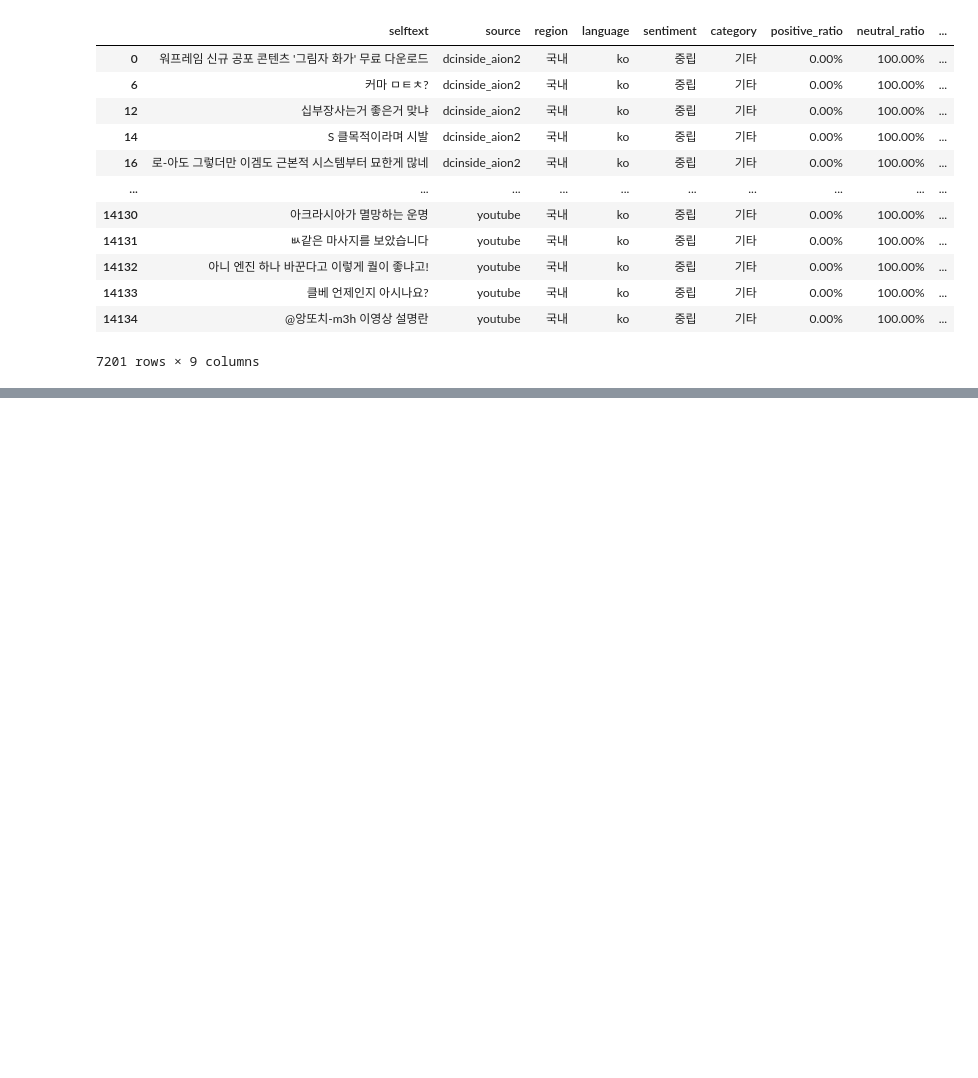
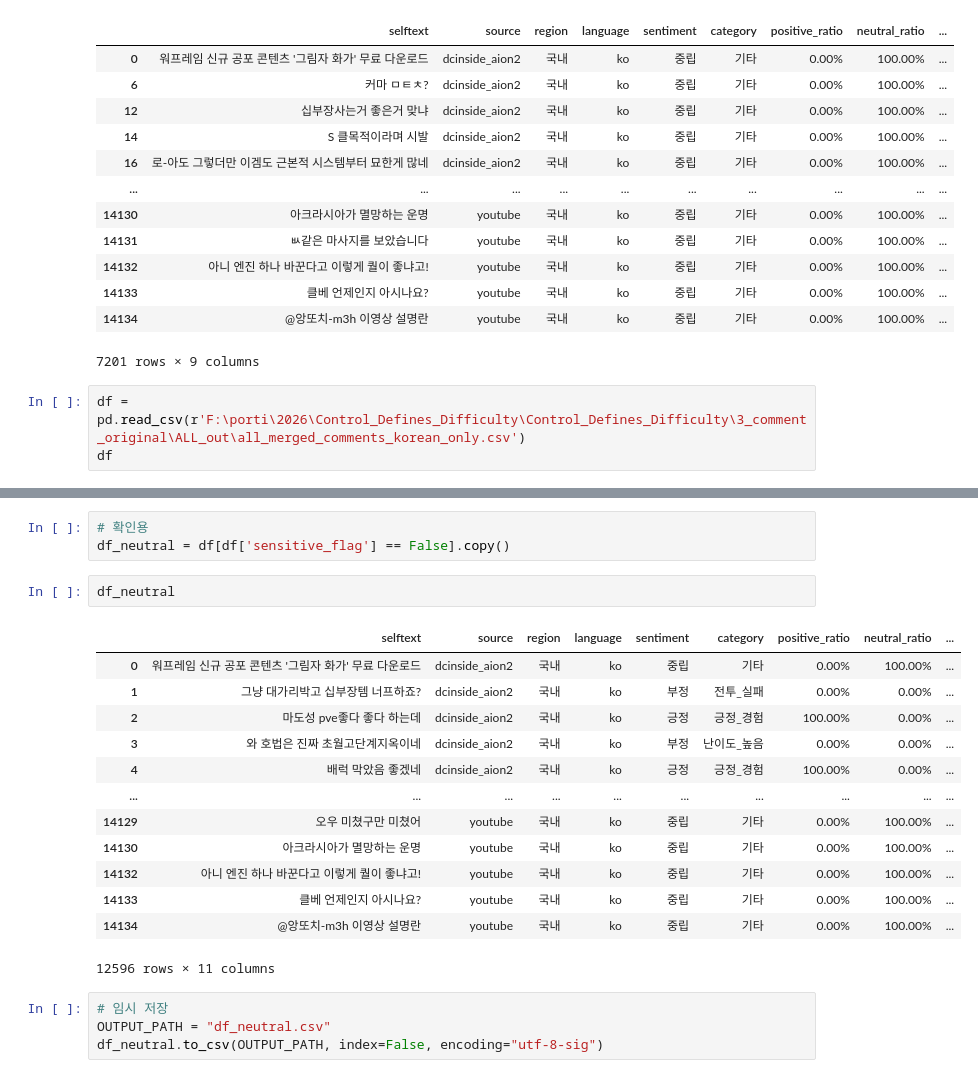
Before and after one commit to SsongSeta/Control_Defines_Difficulty, a Jupyter notebook: 1_code/01_4_EDA_comment.ipynb, the cells around one changed output, grey strips where cells are left out. Cells and saved outputs as stored; diff of their text form; blank space fills up the shorter version.

```diff
--- a/1_code/01_4_EDA_comment.ipynb
+++ b/1_code/01_4_EDA_comment.ipynb
@@ -469,3 +469,6 @@ df_neutral
 | 14133 | 클베 언제인지 아시나요? | youtube | 국내 | ko | 중립 | 기타 | 0.00% | 100.00% | ... |
 | 14134 | @앙또치-m3h 이영상 설명란 | youtube | 국내 | ko | 중립 | 기타 | 0.00% | 100.00% | ... |
 7201 rows × 9 columns
+# %%
+df = pd.read_csv(r'F:\porti\2026\Control_Defines_Difficulty\Control_Defines_Difficulty\3_comment_original\ALL_out\all_merged_comments_korean_only.csv')
+df
@@ -471,0 +587,23 @@ df_neutral
+# %%
+# 확인용
+df_neutral = df[df['sensitive_flag'] == False].copy()
+# %%
+df_neutral
+# %% [output]
+|  | selftext | source | region | language | sentiment | category | positive_ratio | neutral_ratio | ... |
+| 0 | 워프레임 신규 공포 콘텐츠 '그림자 화가' 무료 다운로드 | dcinside_aion2 | 국내 | ko | 중립 | 기타 | 0.00% | 100.00% | ... |
+| 1 | 그냥 대가리박고 십부장템 너프하죠? | dcinside_aion2 | 국내 | ko | 부정 | 전투_실패 | 0.00% | 0.00% | ... |
+| 2 | 마도성 pve좋다 좋다 하는데 | dcinside_aion2 | 국내 | ko | 긍정 | 긍정_경험 | 100.00% | 0.00% | ... |
+| 3 | 와 호법은 진짜 초월고단계지옥이네 | dcinside_aion2 | 국내 | ko | 부정 | 난이도_높음 | 0.00% | 0.00% | ... |
+| 4 | 배럭 막았음 좋겠네 | dcinside_aion2 | 국내 | ko | 긍정 | 긍정_경험 | 100.00% | 0.00% | ... |
+| ... | ... | ... | ... | ... | ... | ... | ... | ... | ... |
+| 14129 | 오우 미쳤구만 미쳤어 | youtube | 국내 | ko | 중립 | 기타 | 0.00% | 100.00% | ... |
+| 14130 | 아크라시아가 멸망하는 운명 | youtube | 국내 | ko | 중립 | 기타 | 0.00% | 100.00% | ... |
+| 14132 | 아니 엔진 하나 바꾼다고 이렇게 퀄이 좋냐고! | youtube | 국내 | ko | 중립 | 기타 | 0.00% | 100.00% | ... |
+| 14133 | 클베 언제인지 아시나요? | youtube | 국내 | ko | 중립 | 기타 | 0.00% | 100.00% | ... |
+| 14134 | @앙또치-m3h 이영상 설명란 | youtube | 국내 | ko | 중립 | 기타 | 0.00% | 100.00% | ... |
+12596 rows × 11 columns
+# %%
+# 임시 저장
+OUTPUT_PATH = "df_neutral.csv"
+df_neutral.to_csv(OUTPUT_PATH, index=False, encoding="utf-8-sig")
```
Also changed, not shown: parts of 2 cells of this notebook.
